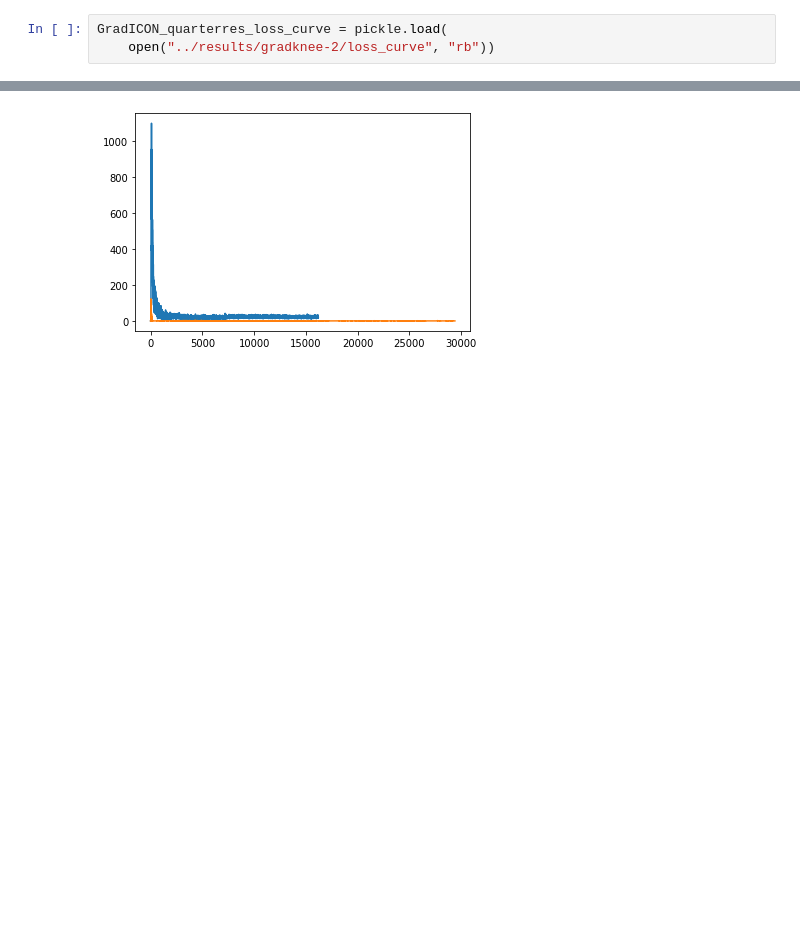
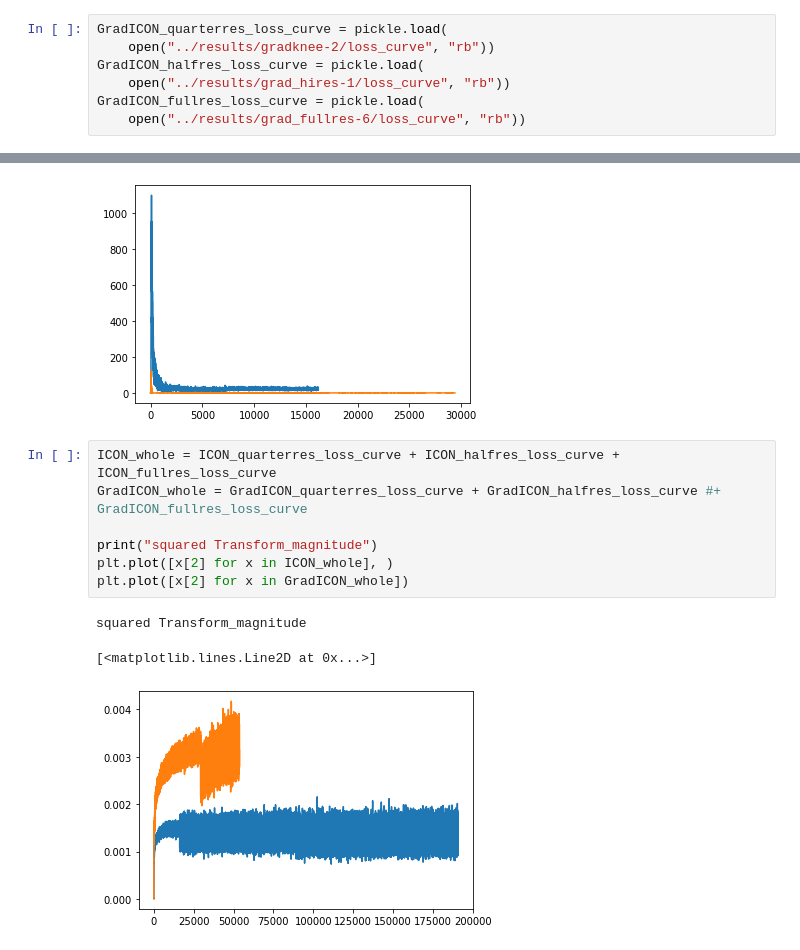
Before and after one commit to uncbiag/InverseConsistency, a Jupyter notebook: notebooks/GradICON convergence comparison.ipynb, the cells around one changed output, grey strips where cells are left out. Drawn from its saved outputs; the diff is of its cells as text; blank space fills up the shorter version.

```diff
--- a/notebooks/GradICON convergence comparison.ipynb
+++ b/notebooks/GradICON convergence comparison.ipynb
@@ -43,6 +43,10 @@ Folds
 # %%
 GradICON_quarterres_loss_curve = pickle.load(
     open("../results/gradknee-2/loss_curve", "rb"))
+GradICON_halfres_loss_curve = pickle.load(
+    open("../results/grad_hires-1/loss_curve", "rb"))
+GradICON_fullres_loss_curve = pickle.load(
+    open("../results/grad_fullres-6/loss_curve", "rb"))
 # %%
 print("Transform_magnitude")
 plt.plot([x[2] for x in ICON_quarterres_loss_curve])
@@ -67,3 +71,14 @@ plt.plot([x[3].mean().item() for x in GradICON_quarterres_loss_curve])
 Folds
 [<matplotlib.lines.Line2D at 0x...>]
 [figure]
+# %%
+ICON_whole = ICON_quarterres_loss_curve + ICON_halfres_loss_curve + ICON_fullres_loss_curve
+GradICON_whole = GradICON_quarterres_loss_curve + GradICON_halfres_loss_curve #+ GradICON_fullres_loss_curve
+
+print("squared Transform_magnitude")
+plt.plot([x[2] for x in ICON_whole], )
+plt.plot([x[2] for x in GradICON_whole])
+# %% [output]
+squared Transform_magnitude
+[<matplotlib.lines.Line2D at 0x...>]
+[figure, added]
```
Also changed, not shown: parts of 3 cells of this notebook, 5 other files.
